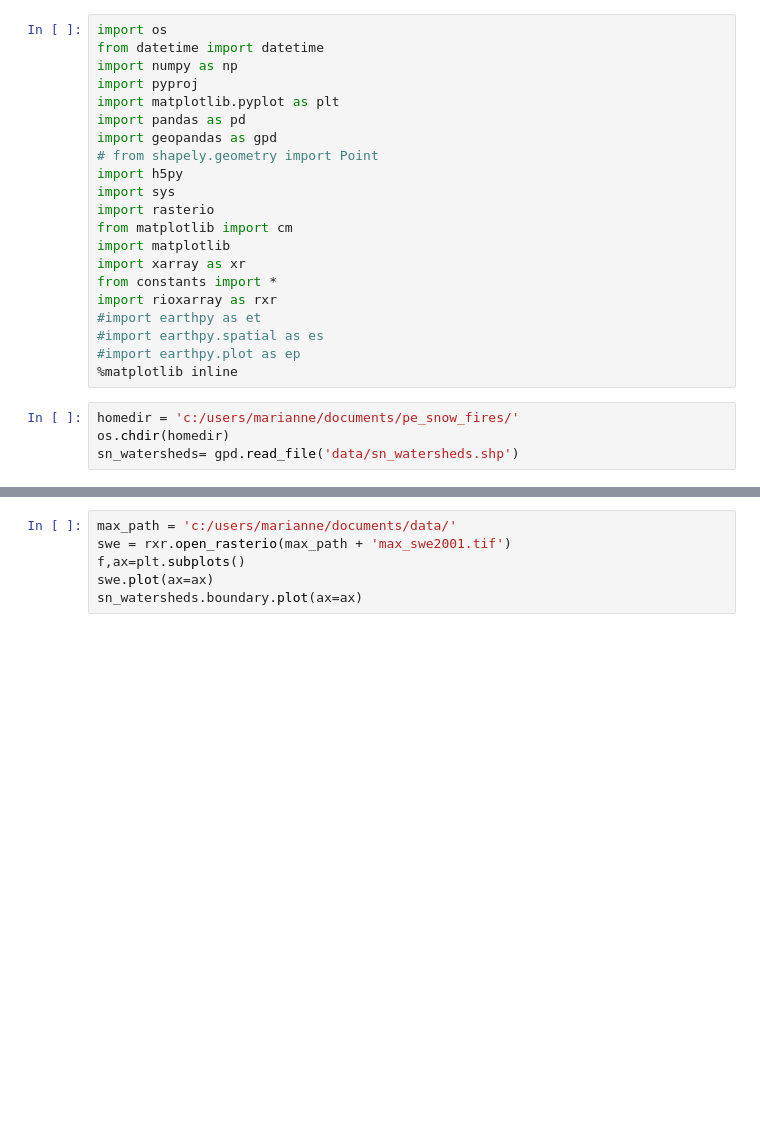
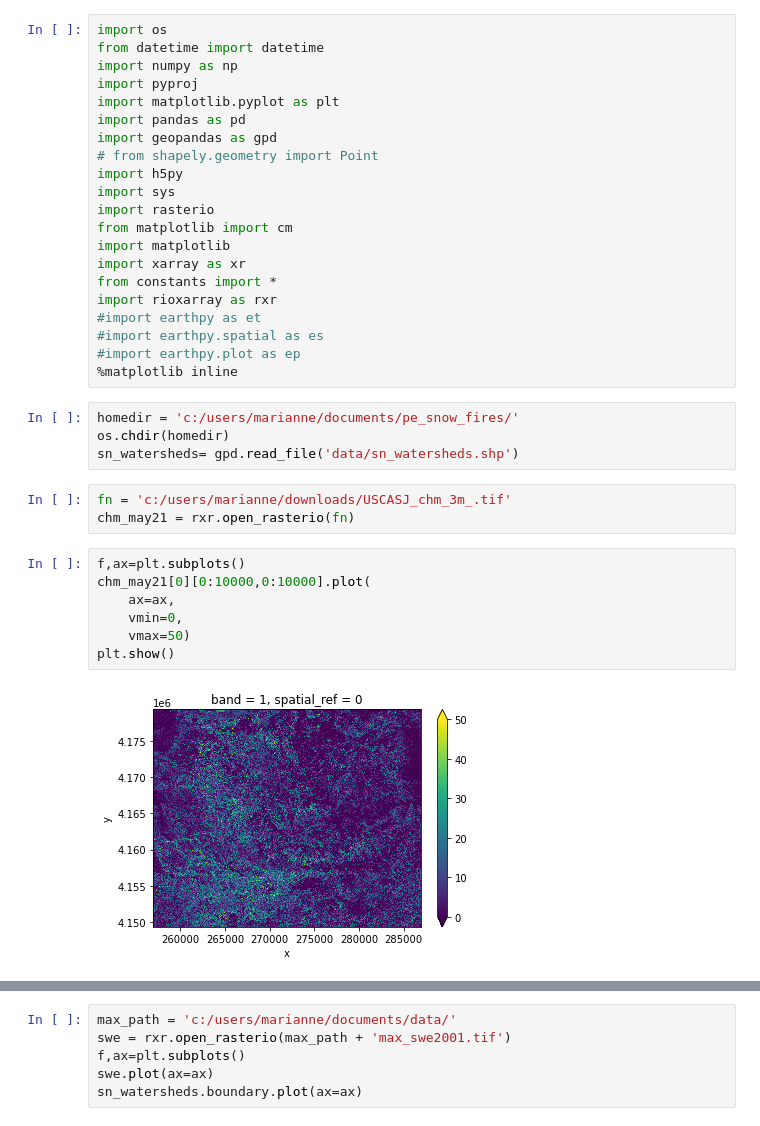
Before and after one commit to mariannecowherd/pe_snow_fires, a Jupyter notebook: scripts/swe_reanalysis.ipynb, the cells around one changed output, grey strips where cells are left out. Cells and saved outputs as stored; diff of their text form; blank space fills up the shorter version.

```diff
--- a/scripts/swe_reanalysis.ipynb
+++ b/scripts/swe_reanalysis.ipynb
@@ -23,3 +23,15 @@ import rioxarray as rxr
 homedir = 'c:/users/marianne/documents/pe_snow_fires/'
 os.chdir(homedir)
 sn_watersheds= gpd.read_file('data/sn_watersheds.shp')
+# %%
+fn = 'c:/users/marianne/downloads/USCASJ_chm_3m_.tif'
+chm_may21 = rxr.open_rasterio(fn)
+# %%
+f,ax=plt.subplots()
+chm_may21[0][0:10000,0:10000].plot(
+    ax=ax,
+    vmin=0,
+    vmax=50)
+plt.show()
+# %% [output]
+[figure, added]
```
Also changed, not shown: parts of 4 cells of this notebook.
